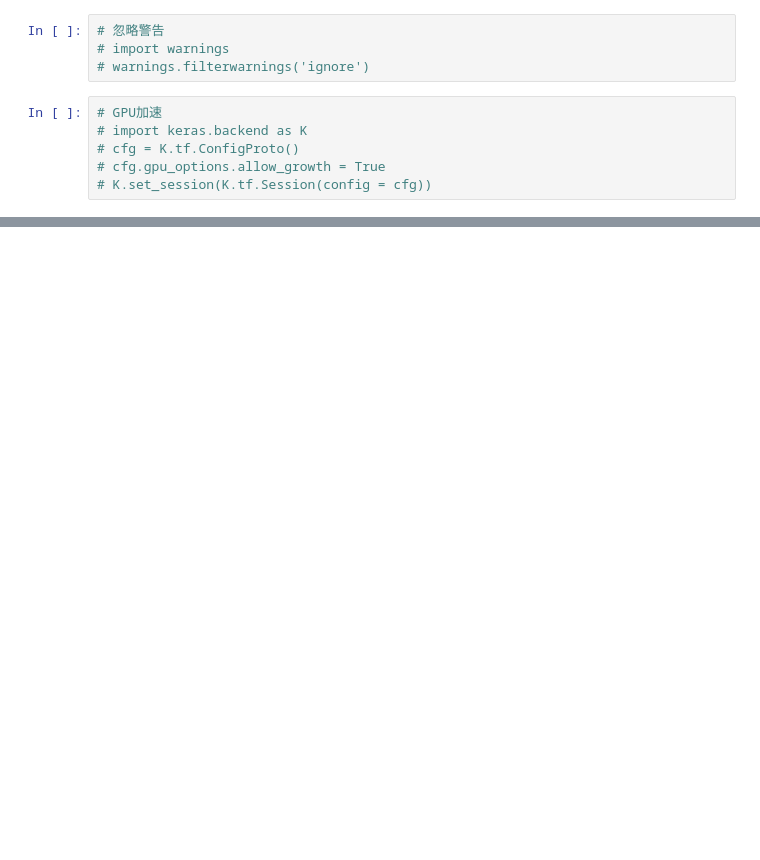
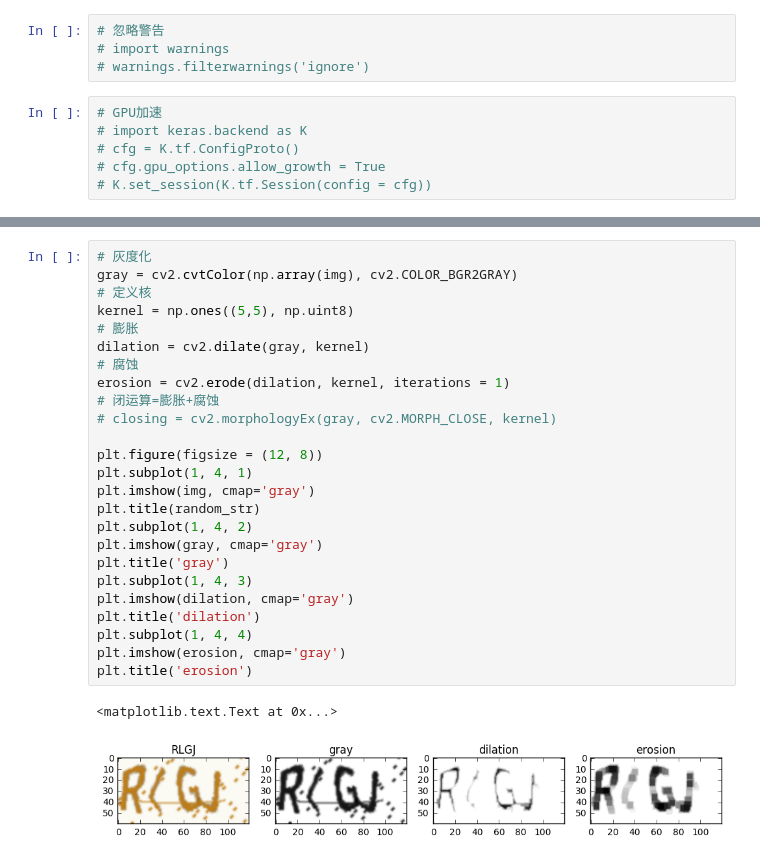
Before and after one commit to zhangbincheng1997/captcha-adversarial-attack, a Jupyter notebook: main.ipynb, the cells around one changed output, grey strips where cells are left out. Cells and saved outputs as stored; diff of their text form; blank space fills up the shorter version.

```diff
--- a/main.ipynb
+++ b/main.ipynb
@@ -419,0 +124,28 @@ acc / 100
+# %%
+# 灰度化
+gray = cv2.cvtColor(np.array(img), cv2.COLOR_BGR2GRAY)
+# 定义核
+kernel = np.ones((5,5), np.uint8)
+# 膨胀
+dilation = cv2.dilate(gray, kernel)
+# 腐蚀
+erosion = cv2.erode(dilation, kernel, iterations = 1)
+# 闭运算=膨胀+腐蚀
+# closing = cv2.morphologyEx(gray, cv2.MORPH_CLOSE, kernel)
+
+plt.figure(figsize = (12, 8))
+plt.subplot(1, 4, 1)
+plt.imshow(img, cmap='gray')
+plt.title(random_str)
+plt.subplot(1, 4, 2)
+plt.imshow(gray, cmap='gray')
+plt.title('gray')
+plt.subplot(1, 4, 3)
+plt.imshow(dilation, cmap='gray')
+plt.title('dilation')
+plt.subplot(1, 4, 4)
+plt.imshow(erosion, cmap='gray')
+plt.title('erosion')
+# %% [output]
+<matplotlib.text.Text at 0x...>
+[figure, added]
```
Also changed, not shown: parts of 58 cells of this notebook, 9 other files.
